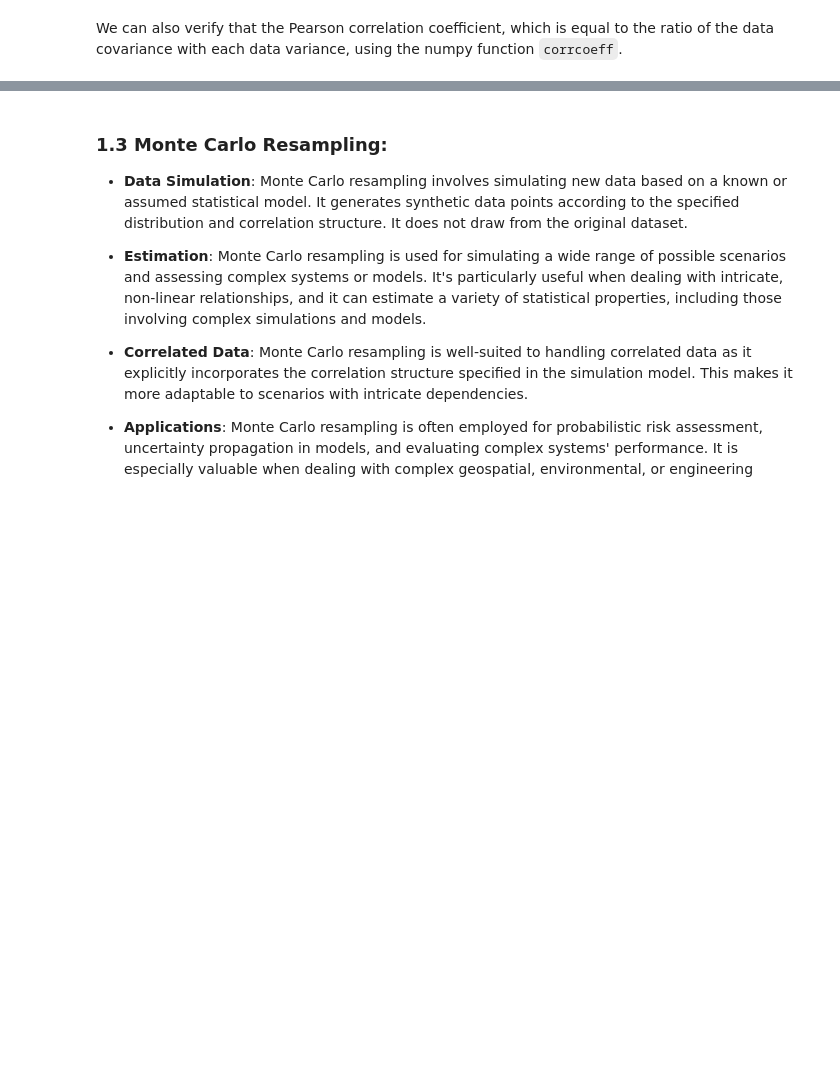
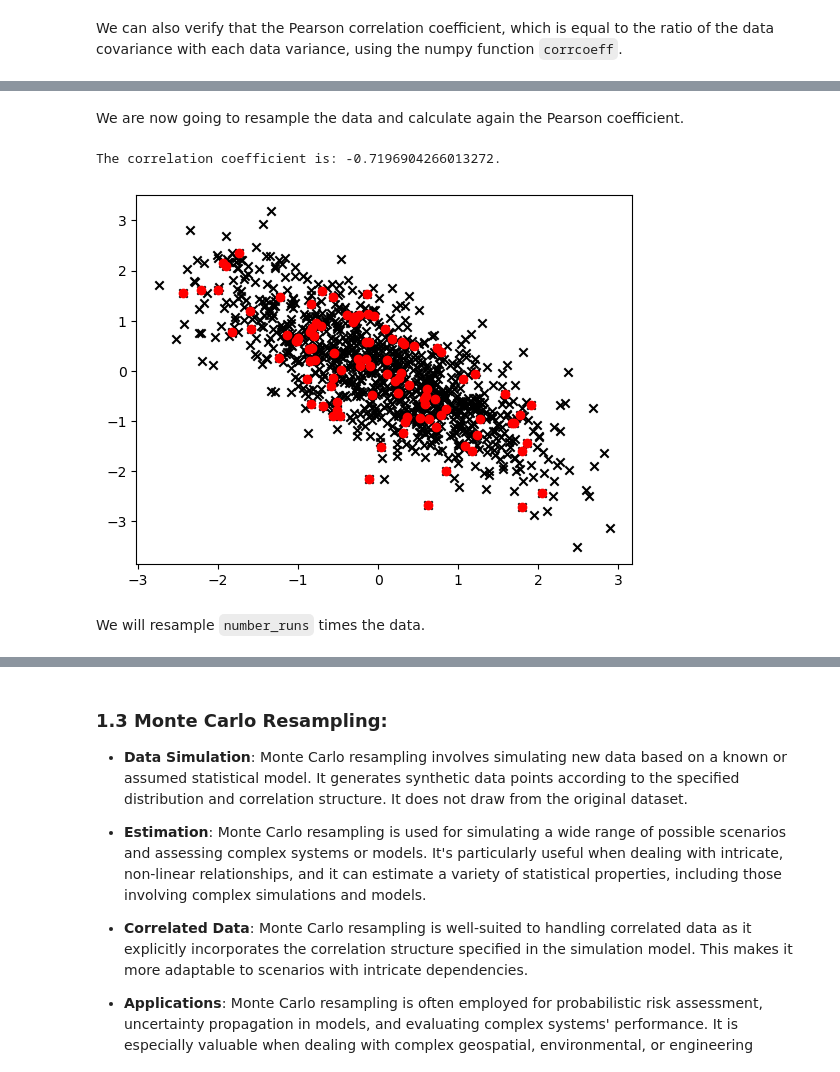
Before and after one commit to geo-smart/mlgeo, a Jupyter notebook: book/Chapter2-DataManipulation/2.6_resampling.ipynb, the cells around one changed output, grey strips where cells are left out. Cells and saved outputs as stored; diff of their text form; code cells hidden in the pictures; blank space fills up the shorter version.

```diff
--- a/book/Chapter2-DataManipulation/2.6_resampling.ipynb
+++ b/book/Chapter2-DataManipulation/2.6_resampling.ipynb
@@ -145,0 +148,19 @@ print('The correlation coefficient is: ' + str(correlation_matrix[0,1]) + '.')
+# %% [markdown]
+We are now going to resample the data and calculate again the Pearson coefficient.
+# %%
+# Next, let's take some subset of the correlated data
+
+subset = rng.choice(correlated_data, size=100, replace=False)
+
+# Report the correlation coefficient of the subsets
+print('The correlation coefficient is: ' + str(np.corrcoef(subset[:,0], subset[:, 1])[0,1]) + '.')
+
+# Plot up the original data vs. the samples we ended up taking
+plt.scatter(correlated_data[:, 0], correlated_data[:, 1], marker='x', c='black')
+plt.scatter(subset[:,0], subset[:, 1], c='red')
+plt.show()
+# %% [output]
+The correlation coefficient is: -0.7196904266013272.
+[figure, added]
+# %% [markdown]
+We will resample ``number_runs`` times the data.
```
Also changed, not shown: parts of 3 cells of this notebook, 2 other files.
